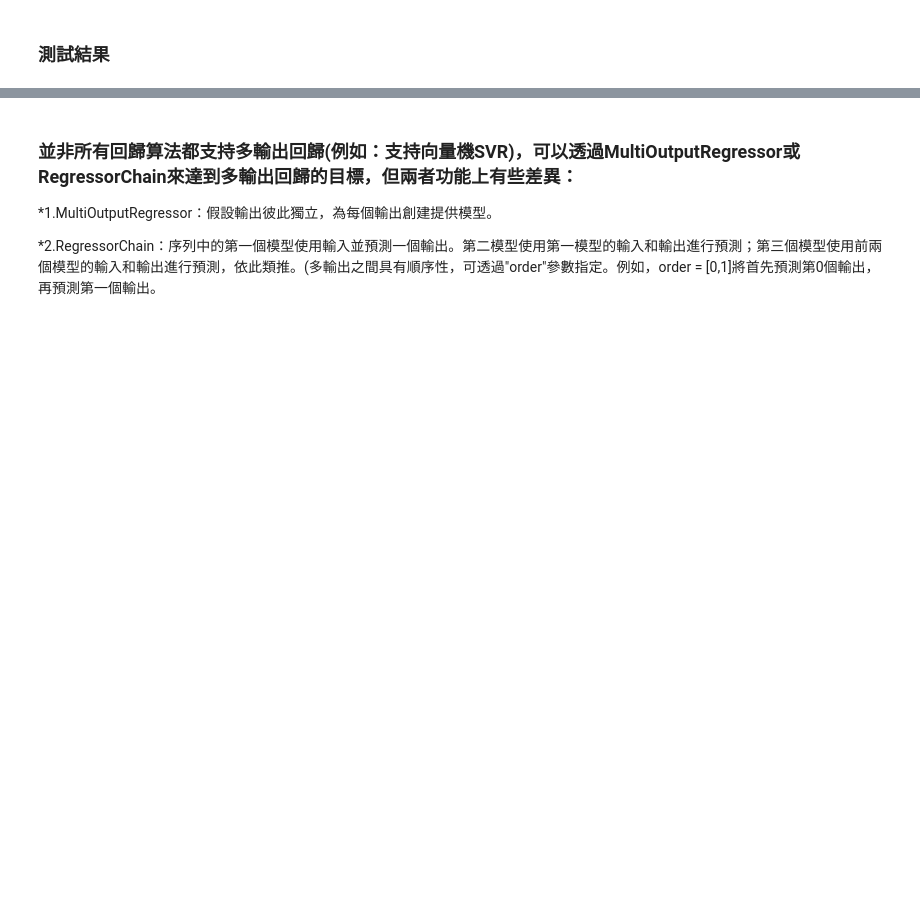
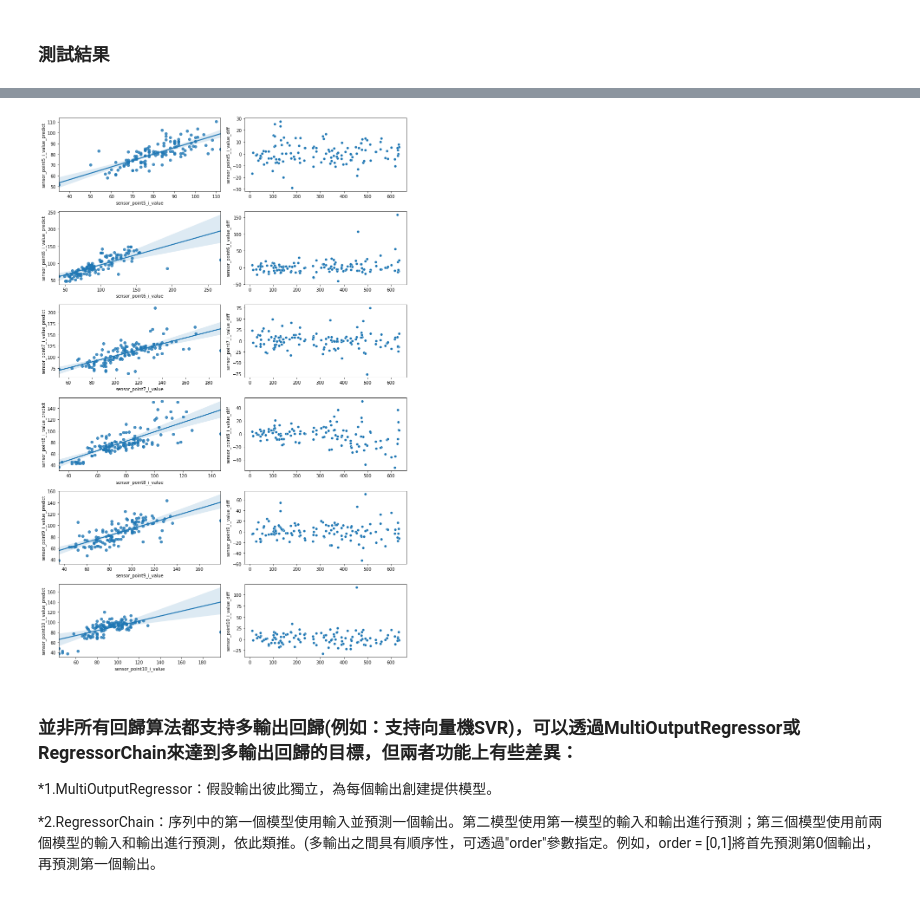
Before and after one commit to EricTsai83/IMBD_data_competition, a Jupyter notebook: Code/model.ipynb, the cells around one changed output, grey strips where cells are left out. Saved outputs shown, nothing was run; the diff lists cells and outputs as text; code cells hidden in the pictures; blank space fills up the shorter version.

```diff
--- a/Code/model.ipynb
+++ b/Code/model.ipynb
@@ -310,0 +368,4 @@ display(Model_result_test)
+# %%
+Model_RMSE = pd.read_excel('../Data/output.xlsx','Model_RMSE')
+Model_result = pd.read_excel('../Data/output.xlsx','Model_result')
+Model_RMSE
@@ -394,5 +534,5 @@ display(order_list_fn)
 # RC_poly_Lasso_reg.fit(X_train, Y_train)
 # %%
 Lassocv =  LassoCV(alphas = [0.01,0.1,0.5,1,5,7,10,30,100,500], cv = 3, max_iter = 10000)
-Lassocv.fit(data_x_S, data_y)
+Lassocv.fit(data_x_S, data_y.iloc[:,0])
 Lassocv.alpha_
@@ -401,4 +543,4 @@ poly_lasso_reg = Pipeline([('poly',PolynomialFeatures(degree = 2)),
                           ('std_scaler', StandardScaler()),
                           ('ridge_reg', Lasso(alpha = Lassocv.alpha_))
                          ])
-poly_lasso_reg.fit(X_train, Y_train)
+poly_lasso_reg.fit(X_train, Y_train.iloc[:,0])
@@ -500,3 +679,32 @@ print('R_square：',r2_score(Y_test, Y_predict_test))
+# %%
+# 計算實際值跟預測值差異
+Y_test_predict_diff = Y_test
+
+for i in range(6):
+    Y_test_predict_diff[Y_test.columns.tolist()[i] + '_predict'] = Y_predict_test.T[i]
+    Y_test_predict_diff[Y_test.columns.tolist()[i] + '_diff'] = Y_test[Y_test.columns.tolist()[i]] - Y_predict_test.T[i]
+# display(Y_test_predict_diff)
+
+# seaborn呈現結果
+fig, axes = plt.subplots(6, 2, figsize=(12, 18))
+
+for i in range(6):
+    # 預測值跟實際值
+    sns.regplot(x = Y_test.columns.tolist()[i],
+                y = Y_test.columns.tolist()[i] + '_predict',
+                data = Y_test_predict_diff,
+                ax=axes[i, 0])
+
+    # 趨勢線
+    sns.scatterplot(x=Y_test_predict_diff.index,
+                    y=Y_test.columns.tolist()[i] + '_diff',
+                    data = Y_test_predict_diff,
+                    ax=axes[i, 1])
+
+
+plt.tight_layout()
+# %% [output]
+[figure, added]
 # %% [markdown]
 ### 並非所有回歸算法都支持多輸出回歸(例如：支持向量機SVR)，可以透過MultiOutputRegressor或RegressorChain來達到多輸出回歸的目標，但兩者功能上有些差異：
 *1.MultiOutputRegressor：假設輸出彼此獨立，為每個輸出創建提供模型。
```
Also changed, not shown: parts of 44 cells of this notebook.
